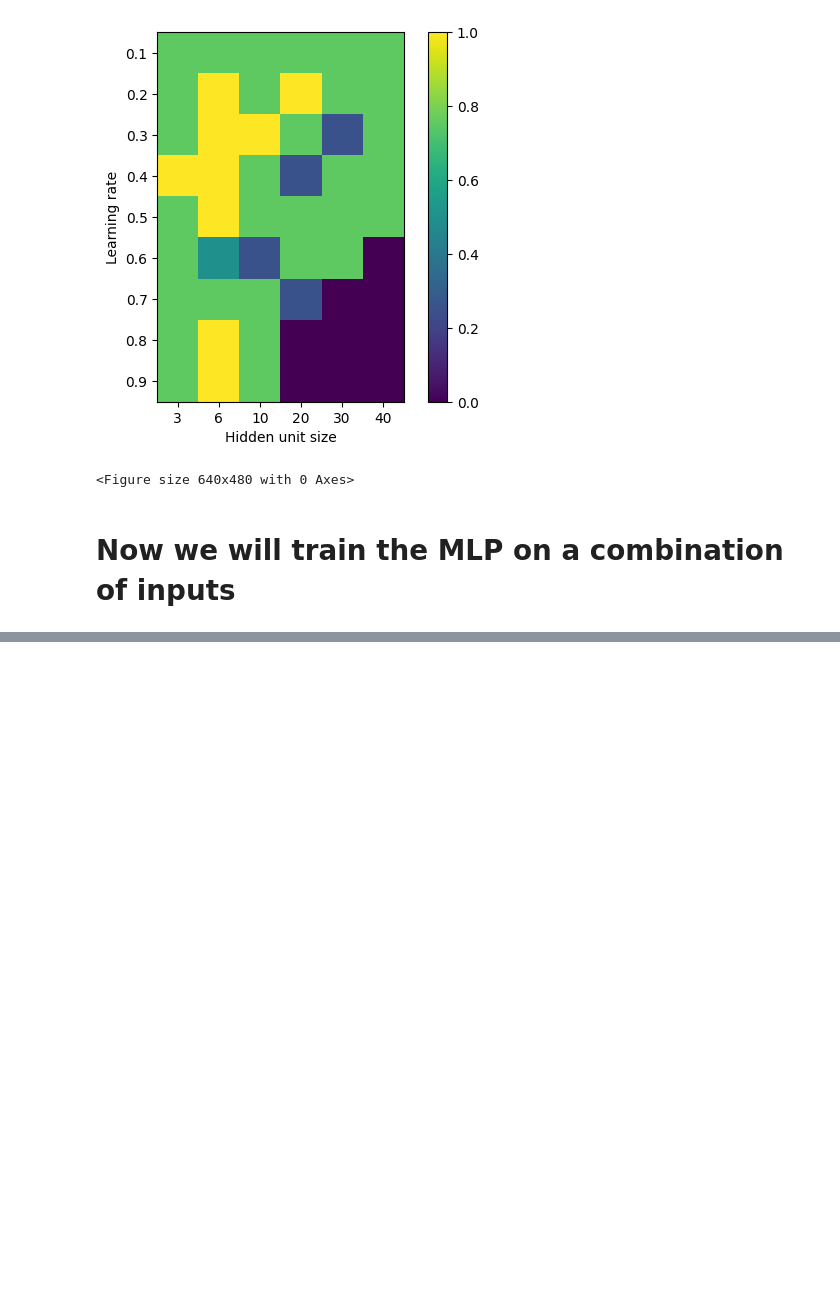
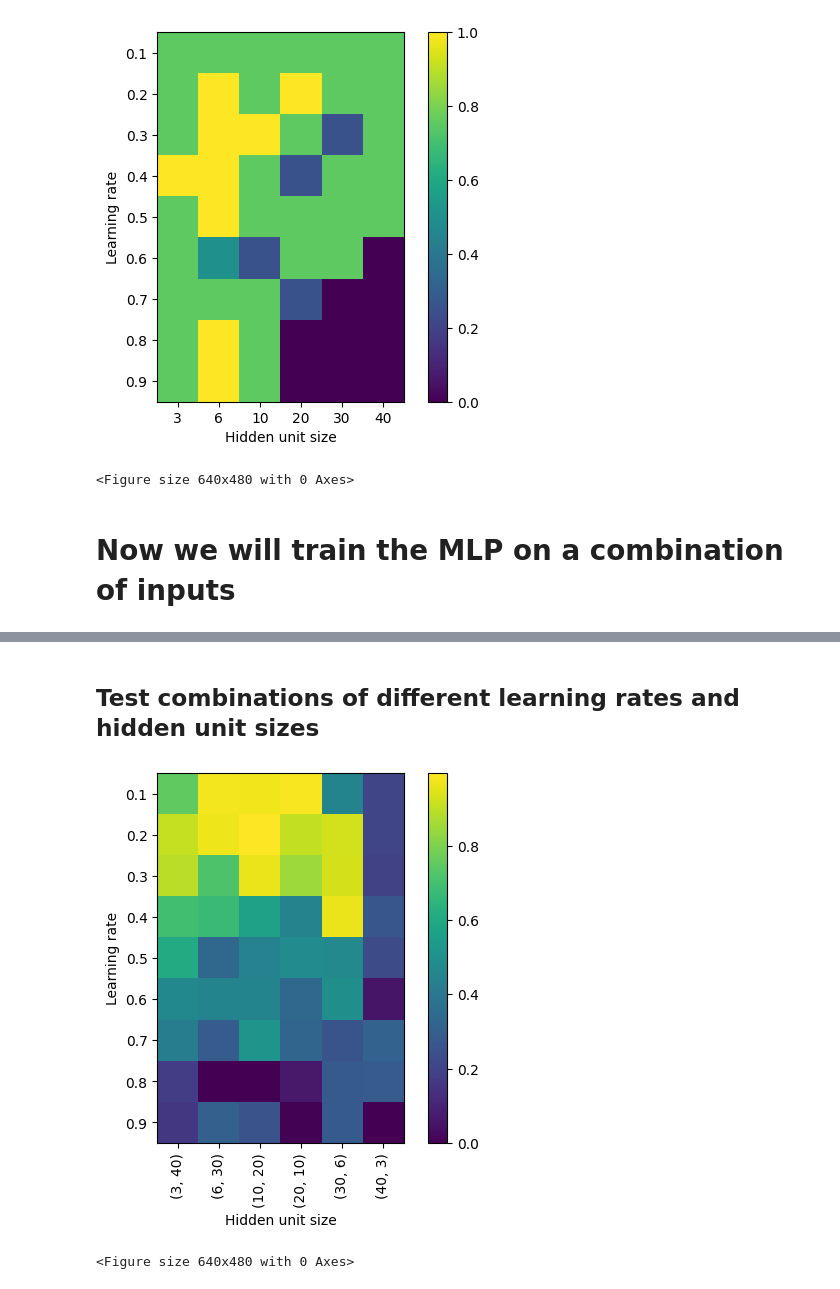
Before and after one commit to wayfarer-ismail/Neural_Network_from_Scratch, a Jupyter notebook: Neural Network from Scratch/task/main.ipynb, the cells around one changed output, grey strips where cells are left out. Cells and saved outputs as stored; diff of their text form; code cells hidden in the pictures; blank space fills up the shorter version.

```diff
--- a/Neural Network from Scratch/task/main.ipynb
+++ b/Neural Network from Scratch/task/main.ipynb
@@ -138,0 +140,37 @@ pred [[-0.47758644]]  actual -0.479425538604203
+# %% [markdown]
+## Test combinations of different learning rates and hidden unit sizes
+# %%
+hidden_unit_sizes = [3, 6, 10, 20, 30, 40]
+alpha_values = [0.1, 0.2, 0.3, 0.4, 0.5, 0.6, 0.7, 0.8, 0.9]
+
+total_accuracy = np.zeros((len(alpha_values), len(hidden_unit_sizes)))
+
+def train_and_evaluate(alpha, h1_size, h2_size):
+    # Create the MLP
+    network = MultiLayerPerceptronBig(4, h1_size, h2_size, 1)
+
+    # Train the MLP
+    for epoch in range(100):
+        for value, target in zip(X[:400], y[:400]):
+            network.train(value, target, alpha)
+
+    # Calculate accuracy
+    return calculate_accuracy(network.forward(X), y)
+
+for i, learning_rate in enumerate(alpha_values):
+    for j, hidden_unit_size in enumerate(hidden_unit_sizes):
+        total_accuracy[i, j] = train_and_evaluate(learning_rate, hidden_unit_sizes[j], hidden_unit_sizes[j*-1 - 1])
+
+# plot heat map
+plt.imshow(total_accuracy, cmap='viridis')
+plt.xticks(np.arange(len(hidden_unit_sizes)), zip(hidden_unit_sizes, hidden_unit_sizes[::-1]), rotation='vertical')
+plt.xlabel('Hidden unit size')
+plt.yticks(np.arange(len(alpha_values)), alpha_values)
+plt.ylabel('Learning rate')
+plt.colorbar()
+plt.show()
+location = "figures/mlp_alpha_units"
+plt.savefig(f"{location}.png")
+# %% [output]
+[figure, added]
+<Figure size 640x480 with 0 Axes>
```
Also changed, not shown: parts of 3 cells of this notebook.
